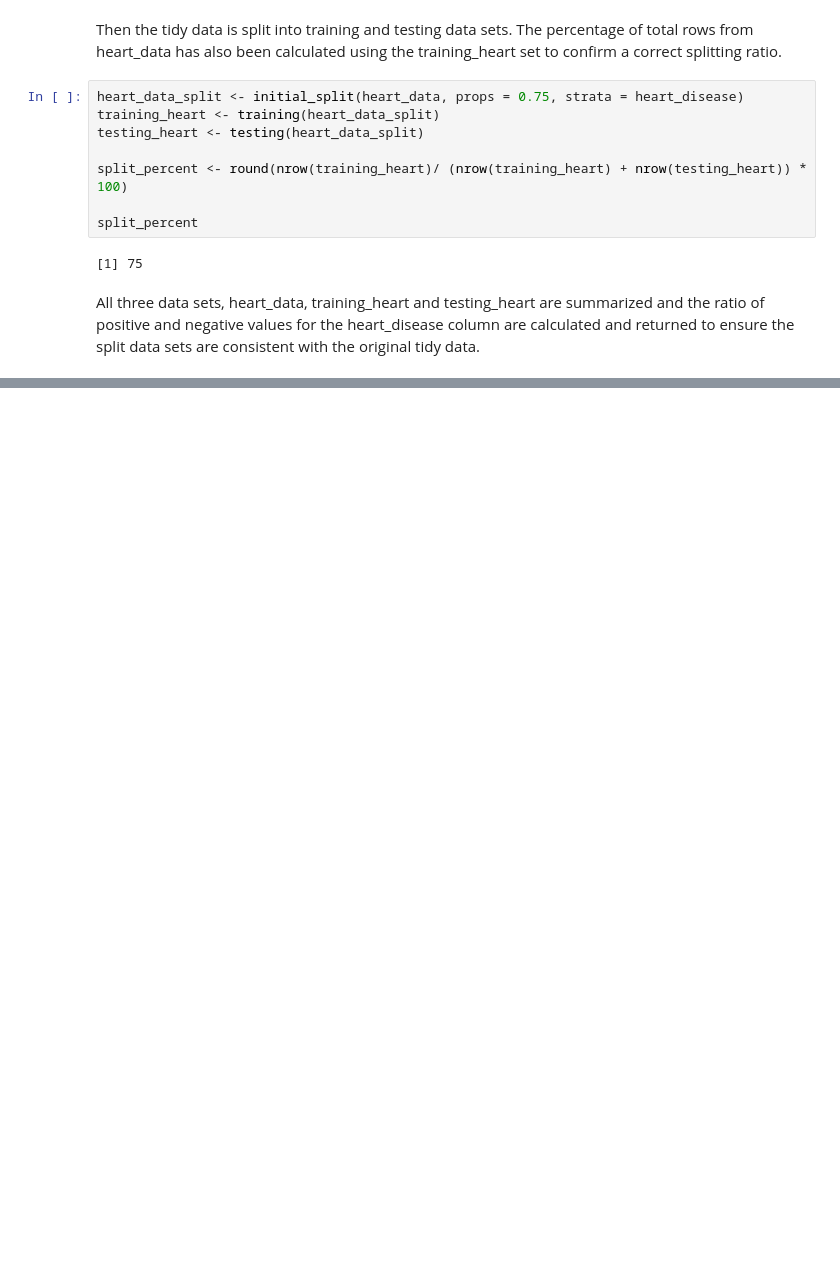
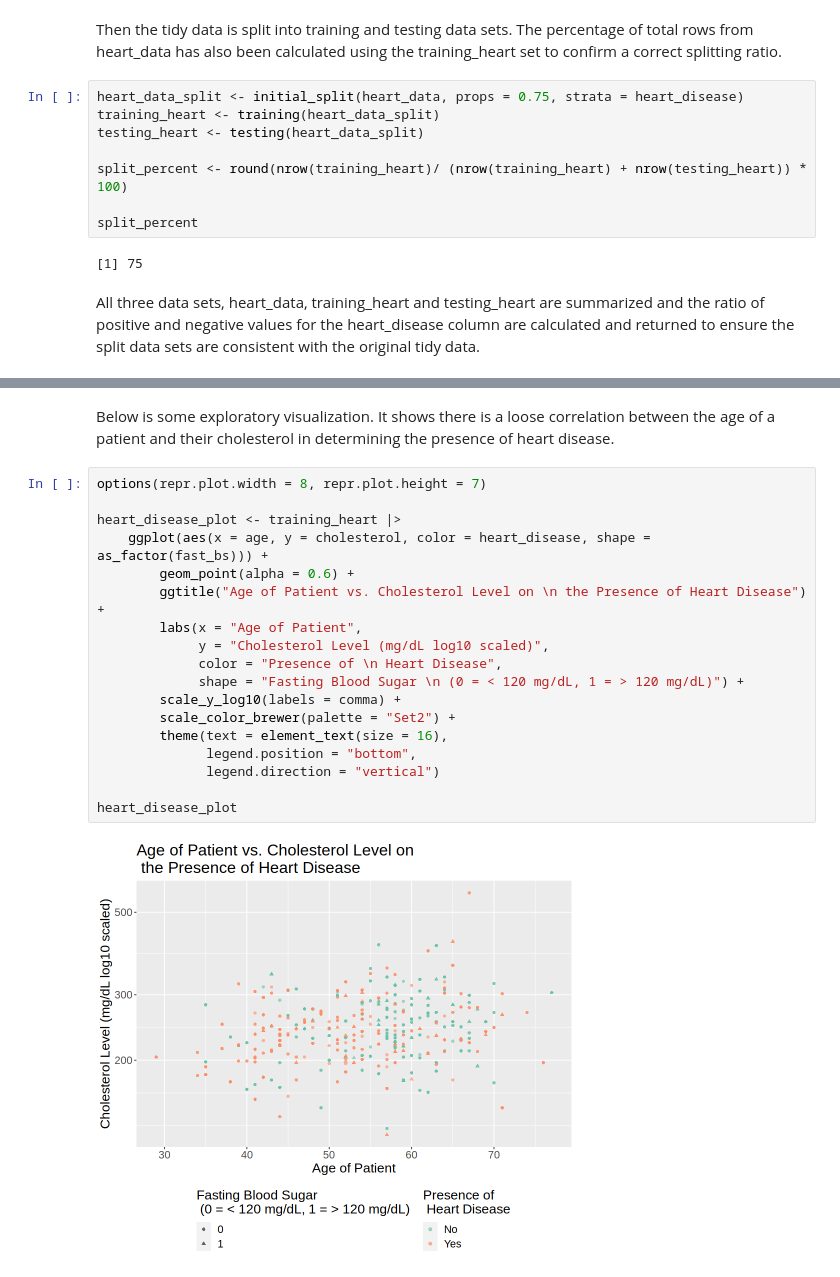
Before and after one commit to fellasleep2324/dsci-100-2023-24-grp12, a Jupyter notebook: Group Project Proposal.ipynb, the cells around one changed output, grey strips where cells are left out. Drawn from its saved outputs; the diff is of its cells as text; blank space fills up the shorter version.

```diff
--- a/Group Project Proposal.ipynb
+++ b/Group Project Proposal.ipynb
@@ -165,0 +150,22 @@ Description:
+# %% [markdown]
+Below is some exploratory visualization. It shows there is a loose correlation between the age of a patient and their cholesterol in determining the presence of heart disease.
+# %%
+options(repr.plot.width = 8, repr.plot.height = 7)
+
+heart_disease_plot <- training_heart |>
+    ggplot(aes(x = age, y = cholesterol, color = heart_disease, shape = as_factor(fast_bs))) +
+        geom_point(alpha = 0.6) +
+        ggtitle("Age of Patient vs. Cholesterol Level on \n the Presence of Heart Disease") +
+        labs(x = "Age of Patient",
+             y = "Cholesterol Level (mg/dL log10 scaled)",
+             color = "Presence of \n Heart Disease",
+             shape = "Fasting Blood Sugar \n (0 = < 120 mg/dL, 1 = > 120 mg/dL)") +
+        scale_y_log10(labels = comma) +
+        scale_color_brewer(palette = "Set2") +
+        theme(text = element_text(size = 16),
+              legend.position = "bottom",
+              legend.direction = "vertical")
+
+heart_disease_plot
+# %% [output]
+[figure, added]
```
Also changed, not shown: parts of 6 cells of this notebook, 1 other file.
